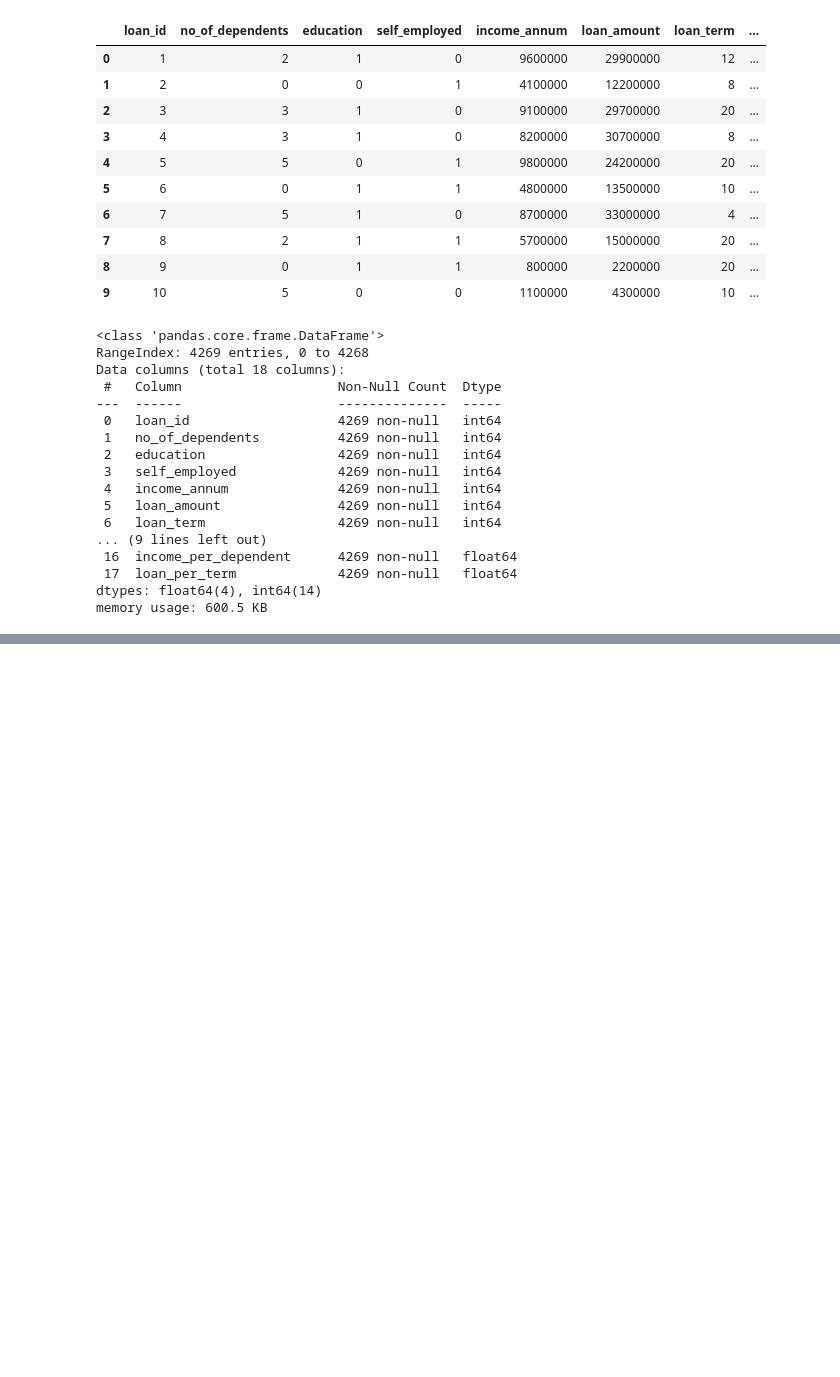
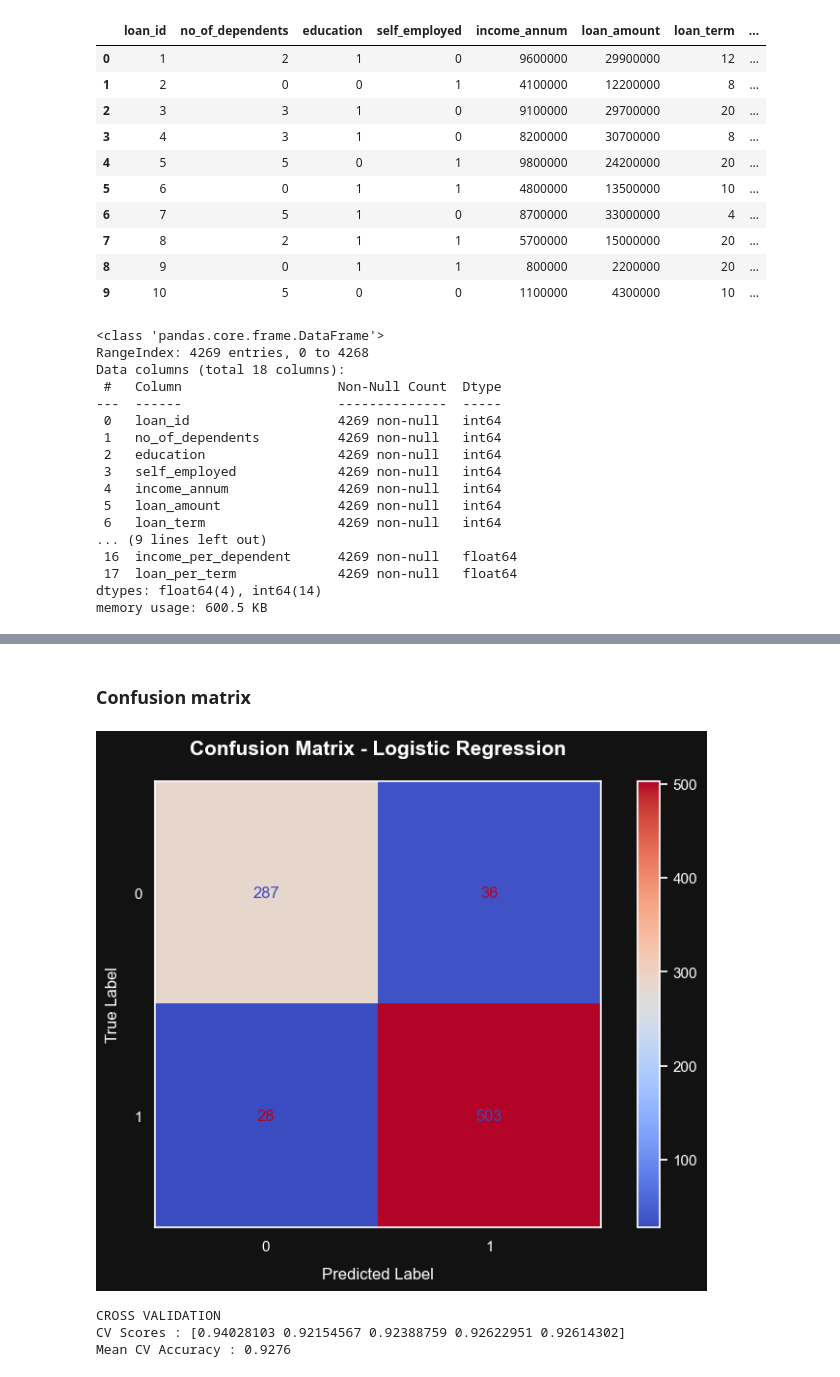
Before and after one commit to X6K18/Loan-Approval-Prediction-Datasets-Analysis, a Jupyter notebook: notebooks/04_train_models.ipynb, the cells around one changed output, grey strips where cells are left out. Cells and saved outputs as stored; diff of their text form; code cells hidden in the pictures; blank space fills up the shorter version.

Commit message:
Train baseline and random forest pipeline models

```diff
--- a/notebooks/04_train_models.ipynb
+++ b/notebooks/04_train_models.ipynb
@@ -59,0 +440,7 @@ memory usage: 600.5 KB
+# %%
+baseline_pipeline = Pipeline([
+    ("preprocessor", preprocessor),
+    ("model", LogisticRegression(max_iter=1000))
+])
+# %%
+baseline_pipeline.fit(X_train, y_train)
@@ -59,0 +461,6 @@ memory usage: 600.5 KB
+# %%
+y_train_pred = baseline_pipeline.predict(X_train)
+y_test_pred = baseline_pipeline.predict(X_test)
+
+y_train_prob = baseline_pipeline.predict_proba(X_train)[:, 1]
+y_test_prob = baseline_pipeline.predict_proba(X_test)[:, 1]
@@ -59,0 +542,28 @@ memory usage: 600.5 KB
+# %% [markdown]
+### **Confusion matrix**
+# %%
+cm = confusion_matrix(y_test, y_test_pred)
+
+disp = ConfusionMatrixDisplay(
+    confusion_matrix=cm
+)
+# %%
+
+fig, ax = plt.subplots(figsize=(10, 6))
+
+# Tùy chỉnh:
+# - cmap="magma" hoặc "viridis" thường hợp với nền tối hơn là "Blues"
+# - ax=ax để áp dụng các thiết lập rcParams vào đúng khung hình
+disp.plot(cmap="coolwarm", ax=ax, values_format='d')
+
+# 4. CẢI TIẾN QUAN TRỌNG: Loại bỏ lưới đè lên các ô màu
+ax.grid(False)
+
+# Tùy chỉnh tiêu đề và nhãn
+plt.title("Confusion Matrix - Logistic Regression", fontsize=15, pad=20, fontweight='bold')
+plt.xlabel("Predicted Label", fontsize=12, labelpad=10)
+plt.ylabel("True Label", fontsize=12, labelpad=10)
+
+plt.show()
+# %% [output]
+[figure, added]
@@ -59,0 +572,17 @@ memory usage: 600.5 KB
+# %%
+# CROSS VALIDATION
+cv_scores = cross_val_score(
+    baseline_pipeline,
+    X,
+    y,
+    cv=5,
+    scoring="accuracy"
+)
+
+print("\nCROSS VALIDATION")
+print(f"CV Scores : {cv_scores}")
+print(f"Mean CV Accuracy : {cv_scores.mean():.4f}")
+# %% [output]
+CROSS VALIDATION
+CV Scores : [0.94028103 0.92154567 0.92388759 0.92622951 0.92614302]
+Mean CV Accuracy : 0.9276
```
Also changed, not shown: parts of 66 cells of this notebook, 4 other files.
